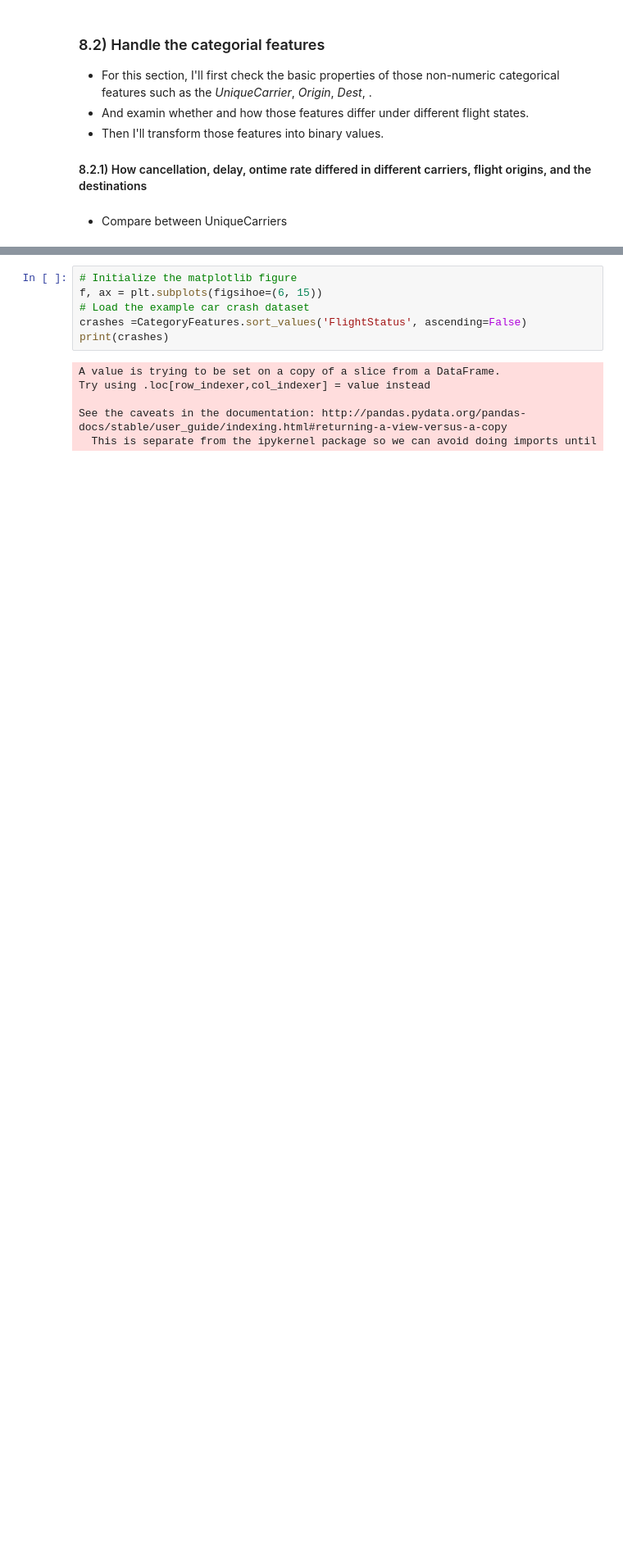
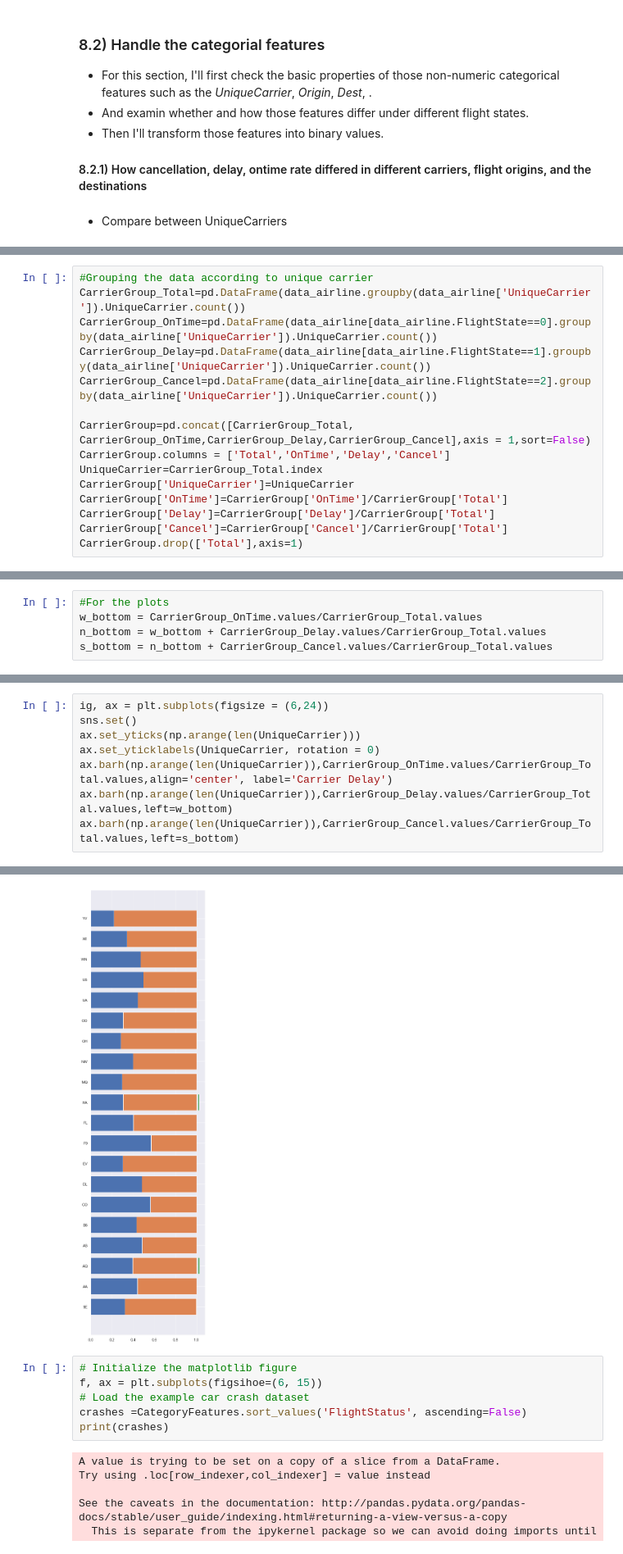
Before and after one commit to Wolfking2015/Final-Project-For-AML, a Jupyter notebook: final-project.ipynb, the cells around one changed output, grey strips where cells are left out. Shown at 82% size. Drawn from its saved outputs; the diff is of its cells as text; blank space fills up the shorter version.

```diff
--- a/final-project.ipynb
+++ b/final-project.ipynb
@@ -612,0 +610,15 @@ KeyError: 'FlightStatus'
+# %%
+#Grouping the data according to unique carrier
+CarrierGroup_Total=pd.DataFrame(data_airline.groupby(data_airline['UniqueCarrier']).UniqueCarrier.count())
+CarrierGroup_OnTime=pd.DataFrame(data_airline[data_airline.FlightState==0].groupby(data_airline['UniqueCarrier']).UniqueCarrier.count())
+CarrierGroup_Delay=pd.DataFrame(data_airline[data_airline.FlightState==1].groupby(data_airline['UniqueCarrier']).UniqueCarrier.count())
+CarrierGroup_Cancel=pd.DataFrame(data_airline[data_airline.FlightState==2].groupby(data_airline['UniqueCarrier']).UniqueCarrier.count())
+
+CarrierGroup=pd.concat([CarrierGroup_Total, CarrierGroup_OnTime,CarrierGroup_Delay,CarrierGroup_Cancel],axis = 1,sort=False)
+CarrierGroup.columns = ['Total','OnTime','Delay','Cancel']
+UniqueCarrier=CarrierGroup_Total.index
+CarrierGroup['UniqueCarrier']=UniqueCarrier
+CarrierGroup['OnTime']=CarrierGroup['OnTime']/CarrierGroup['Total']
+CarrierGroup['Delay']=CarrierGroup['Delay']/CarrierGroup['Total']
+CarrierGroup['Cancel']=CarrierGroup['Cancel']/CarrierGroup['Total']
+CarrierGroup.drop(['Total'],axis=1)
@@ -612,0 +643,5 @@ KeyError: 'FlightStatus'
+# %%
+#For the plots
+w_bottom = CarrierGroup_OnTime.values/CarrierGroup_Total.values
+n_bottom = w_bottom + CarrierGroup_Delay.values/CarrierGroup_Total.values
+s_bottom = n_bottom + CarrierGroup_Cancel.values/CarrierGroup_Total.values
@@ -612,0 +669,9 @@ KeyError: 'FlightStatus'
+# %%
+ig, ax = plt.subplots(figsize = (6,24))
+sns.set()
+ax.set_yticks(np.arange(len(UniqueCarrier)))
+ax.set_yticklabels(UniqueCarrier, rotation = 0)
+ax.barh(np.arange(len(UniqueCarrier)),CarrierGroup_OnTime.values/CarrierGroup_Total.values,align='center', label='Carrier Delay')
+ax.barh(np.arange(len(UniqueCarrier)),CarrierGroup_Delay.values/CarrierGroup_Total.values,left=w_bottom)
+ax.barh(np.arange(len(UniqueCarrier)),CarrierGroup_Cancel.values/CarrierGroup_Total.values,left=s_bottom)
+# %% [output]
@@ -613,3 +679,4 @@ KeyError: 'FlightStatus'
+[figure, added]
 # %%
 # Initialize the matplotlib figure
 f, ax = plt.subplots(figsihoe=(6, 15))
```
Also changed, not shown: parts of 8 cells of this notebook.
